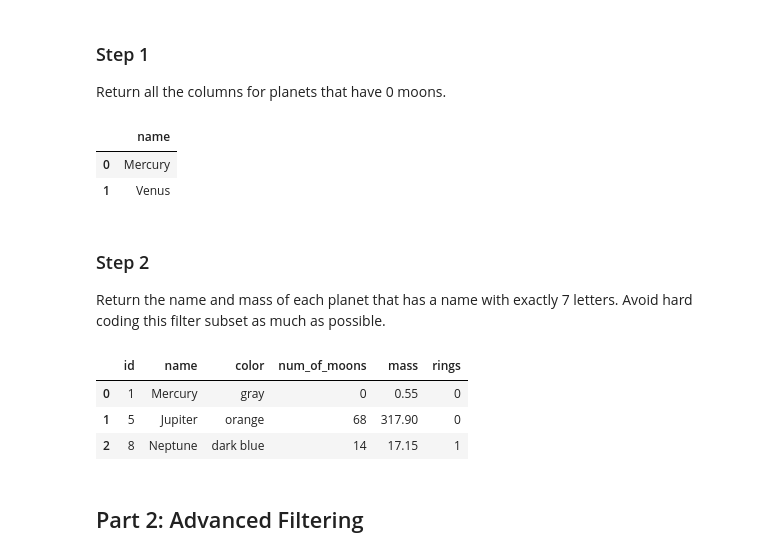
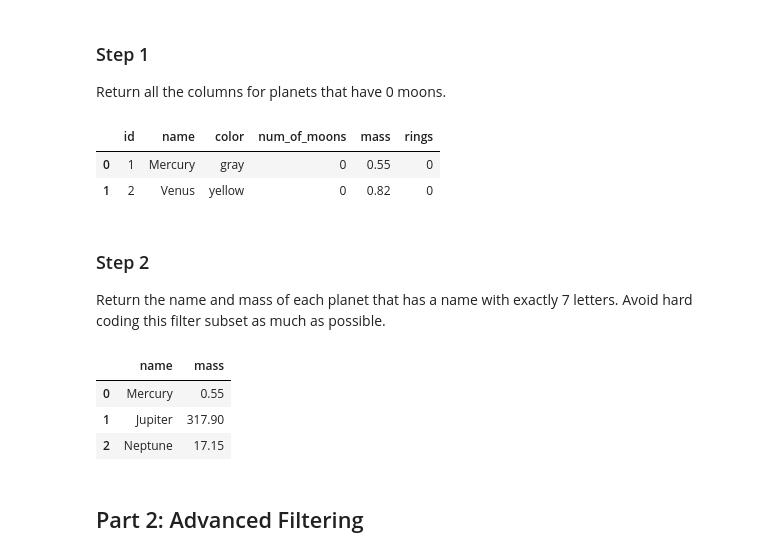
Before and after one commit to Aororaa82/DS_Course1_Week1_Module2_SQLQueries, a Jupyter notebook: SQLFilterOrderGroupLab.ipynb, the cells around one changed output. Saved outputs shown, nothing was run; the diff lists cells and outputs as text; code cells hidden in the pictures.

Commit message:
fix steps 1, 2, 3 column selection

```diff
--- a/SQLFilterOrderGroupLab.ipynb
+++ b/SQLFilterOrderGroupLab.ipynb
@@ -53,33 +53,33 @@ Return all the columns for planets that have 0 moons.
 # CodeGrade step1
 # Replace None with your code
 df_no_moons = pd.read_sql("""
-SELECT name
+SELECT *
 FROM planets
 WHERE num_of_moons = 0;
 """,conn1)
 
 df_no_moons
 # %% [output]
-|  | name |
-| 0 | Mercury |
-| 1 | Venus |
+|  | id | name | color | num_of_moons | mass | rings |
+| 0 | 1 | Mercury | gray | 0 | 0.55 | 0 |
+| 1 | 2 | Venus | yellow | 0 | 0.82 | 0 |
 # %% [markdown]
 ### Step 2
 Return the name and mass of each planet that has a name with exactly 7 letters. Avoid hard coding this filter subset as much as possible.
 # %%
 # CodeGrade step2
 # Replace None with your code
 df_name_seven = pd.read_sql("""
-SELECT *
+SELECT name,mass
 FROM planets
 WHERE  length(name) = 7;
 """,conn1)
 df_name_seven
 # %% [output]
-|  | id | name | color | num_of_moons | mass | rings |
-| 0 | 1 | Mercury | gray | 0 | 0.55 | 0 |
-| 1 | 5 | Jupiter | orange | 68 | 317.90 | 0 |
-| 2 | 8 | Neptune | dark blue | 14 | 17.15 | 1 |
+|  | name | mass |
+| 0 | Mercury | 0.55 |
+| 1 | Jupiter | 317.90 |
+| 2 | Neptune | 17.15 |
 # %% [markdown]
 ## Part 2: Advanced Filtering
 # %% [markdown]
```
Also changed, not shown: parts of 1 cell of this notebook, 1 other file.
